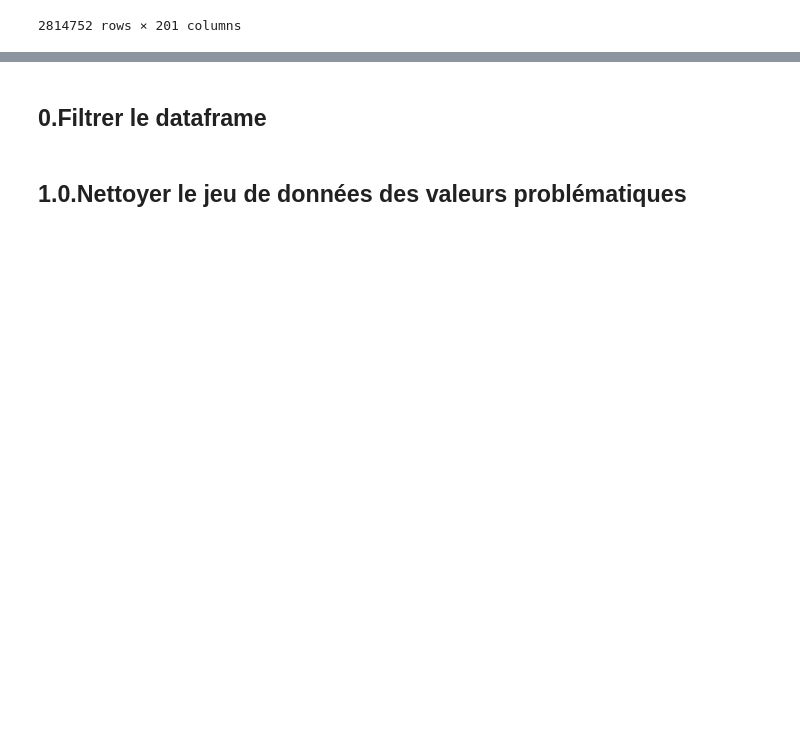
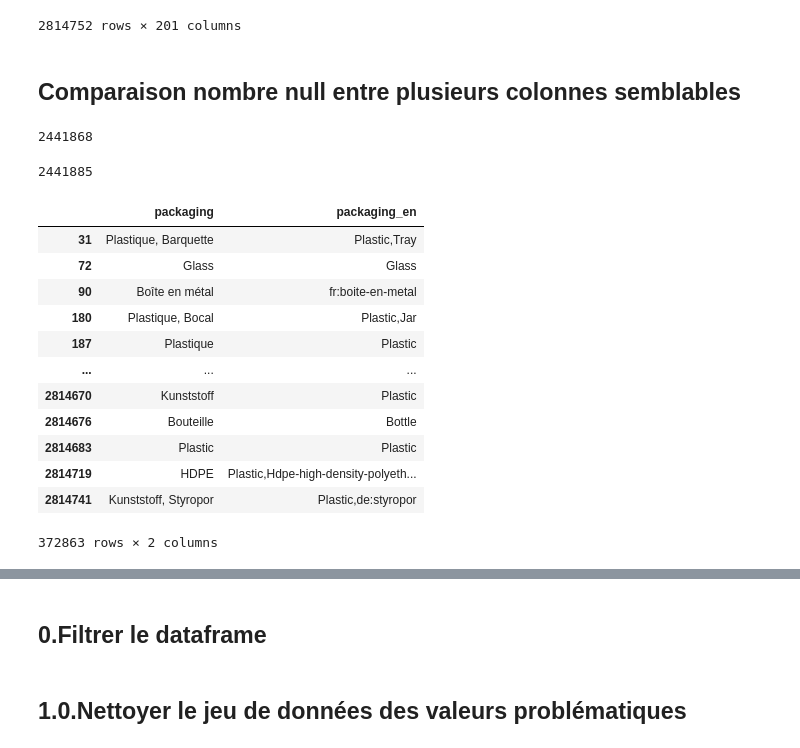
Before and after one commit to guillaumechupe/OpenFoodFact_Cluster, a Jupyter notebook: preprocessing.ipynb, the cells around one changed output, grey strips where cells are left out. Drawn from its saved outputs; the diff is of its cells as text; code cells hidden in the pictures; blank space fills up the shorter version.

```diff
--- a/preprocessing.ipynb
+++ b/preprocessing.ipynb
@@ -30,3 +27,30 @@ Wall time: 0 ns
 | 2814750 | 9999999999994 | http://world-en.openfoodfacts.org... | kiliweb | 1613129728 | 2021-02-12T11:35:28Z | 1660330421 | 2022-08-12T18:53:41Z | ... |
 | 2814751 | 999999999999999 | http://world-en.openfoodfacts.org... | openfoodfacts-contributors | 1587222660 | 2020-04-18T15:11:00Z | 1605558295 | 2020-11-16T20:24:55Z | ... |
 2814752 rows × 201 columns
+# %% [markdown]
+## Comparaison nombre null entre plusieurs colonnes semblables
+# %%
+df['packaging'].isna().sum()
+# %% [output]
+2441868
+# %%
+df['packaging_en'].isna().sum()
+# %% [output]
+2441885
+# %%
+mask_packaging = df[['packaging', 'packaging_en']].notnull().all(axis=1)
+df.loc[mask_packaging, ['packaging', 'packaging_en']]
+# %% [output]
+|  | packaging | packaging_en |
+| 31 | Plastique, Barquette | Plastic,Tray |
+| 72 | Glass | Glass |
+| 90 | Boîte en métal | fr:boite-en-metal |
+| 180 | Plastique, Bocal | Plastic,Jar |
+| 187 | Plastique | Plastic |
+| ... | ... | ... |
+| 2814670 | Kunststoff | Plastic |
+| 2814676 | Bouteille | Bottle |
+| 2814683 | Plastic | Plastic |
+| 2814719 | HDPE | Plastic,Hdpe-high-density-polyeth... |
+| 2814741 | Kunststoff, Styropor | Plastic,de:styropor |
+372863 rows × 2 columns
```
Also changed, not shown: parts of 19 cells of this notebook.
